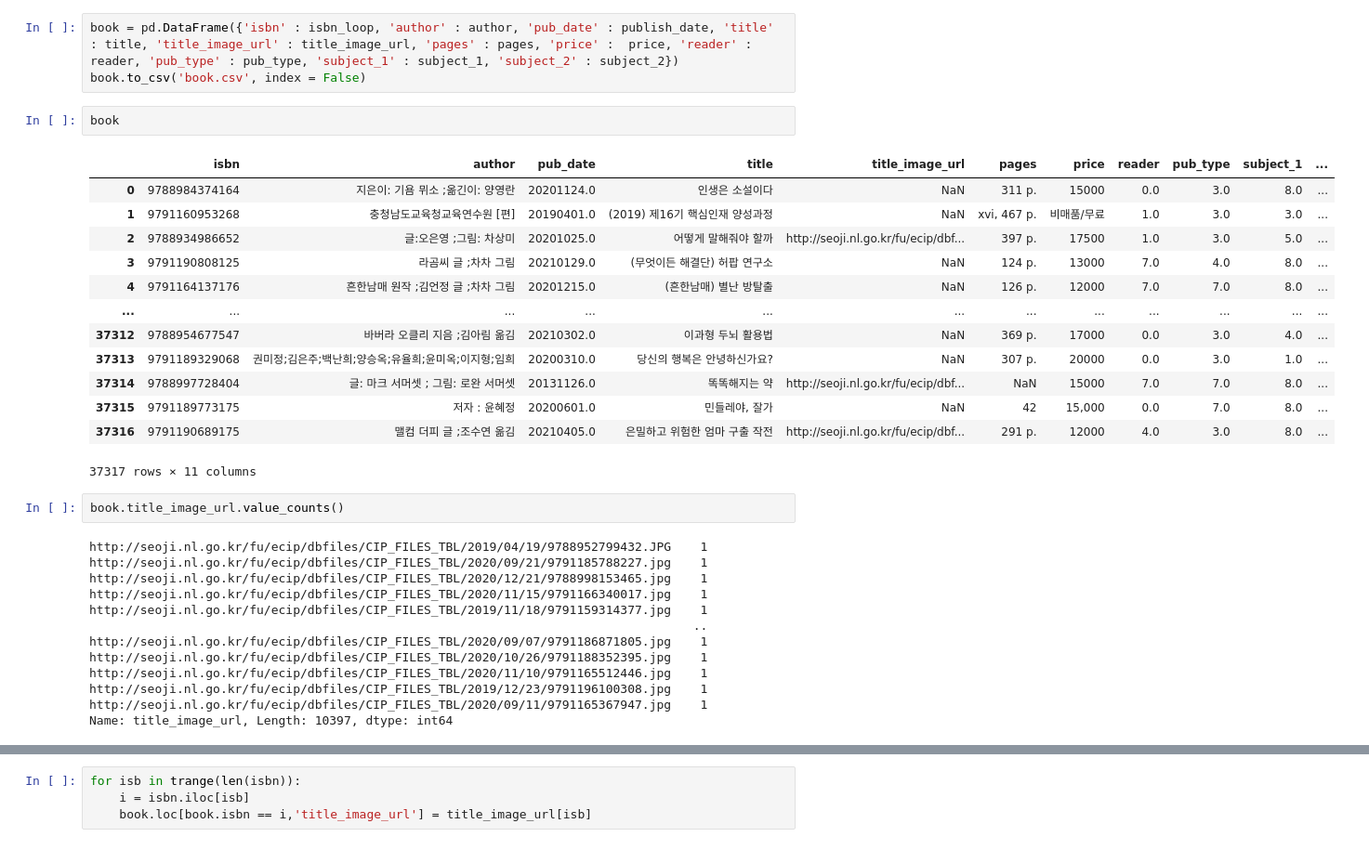
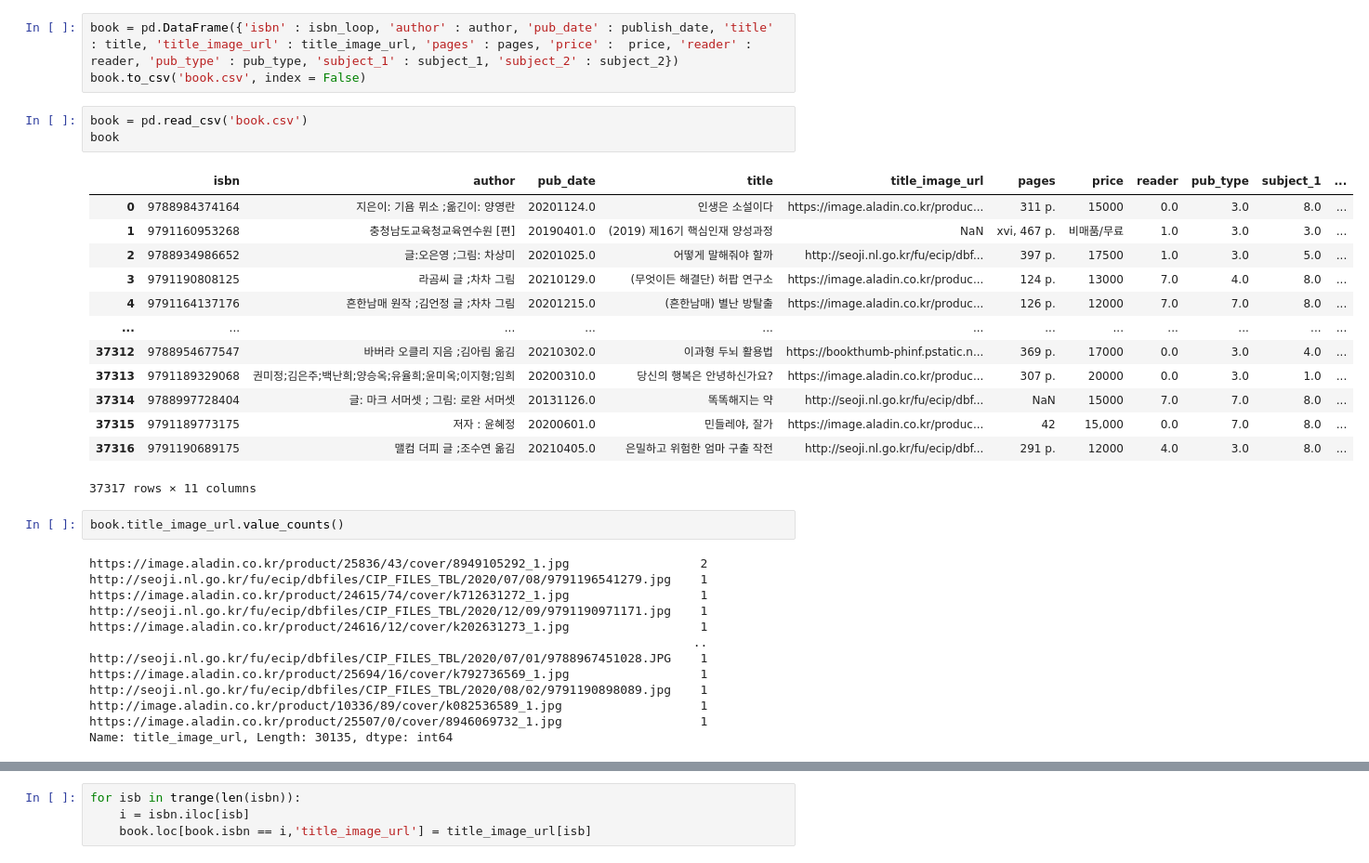
Before and after one commit to dslisleedh/2021-2Capstonedesign, a Jupyter notebook: Code.ipynb, the cells around one changed output, grey strips where cells are left out. Shown: that part at 93% size. Drawn from its saved outputs; the diff is of its cells as text.

```diff
--- a/Code.ipynb
+++ b/Code.ipynb
@@ -118,34 +124,35 @@ for isb in trange(len(isbn)):
 book = pd.DataFrame({'isbn' : isbn_loop, 'author' : author, 'pub_date' : publish_date, 'title' : title, 'title_image_url' : title_image_url, 'pages' : pages, 'price' :  price, 'reader' : reader, 'pub_type' : pub_type, 'subject_1' : subject_1, 'subject_2' : subject_2})
 book.to_csv('book.csv', index = False)
 # %%
+book = pd.read_csv('book.csv')
 book
 # %% [output]
 |  | isbn | author | pub_date | title | title_image_url | pages | price | reader | pub_type | subject_1 | ... |
-| 0 | 9788984374164 | 지은이: 기욤 뮈소 ;옮긴이: 양영란 | 20201124.0 | 인생은 소설이다 | NaN | 311 p. | 15000 | 0.0 | 3.0 | 8.0 | ... |
+| 0 | 9788984374164 | 지은이: 기욤 뮈소 ;옮긴이: 양영란 | 20201124.0 | 인생은 소설이다 | https://image.aladin.co.kr/produc... | 311 p. | 15000 | 0.0 | 3.0 | 8.0 | ... |
 | 1 | 9791160953268 | 충청남도교육청교육연수원 [편] | 20190401.0 | (2019) 제16기 핵심인재 양성과정 | NaN | xvi, 467 p. | 비매품/무료 | 1.0 | 3.0 | 3.0 | ... |
 | 2 | 9788934986652 | 글:오은영 ;그림: 차상미 | 20201025.0 | 어떻게 말해줘야 할까 | http://seoji.nl.go.kr/fu/ecip/dbf... | 397 p. | 17500 | 1.0 | 3.0 | 5.0 | ... |
-| 3 | 9791190808125 | 라곰씨 글 ;차차 그림 | 20210129.0 | (무엇이든 해결단) 허팝 연구소 | NaN | 124 p. | 13000 | 7.0 | 4.0 | 8.0 | ... |
-| 4 | 9791164137176 | 흔한남매 원작 ;김언정 글 ;차차 그림 | 20201215.0 | (흔한남매) 별난 방탈출 | NaN | 126 p. | 12000 | 7.0 | 7.0 | 8.0 | ... |
+| 3 | 9791190808125 | 라곰씨 글 ;차차 그림 | 20210129.0 | (무엇이든 해결단) 허팝 연구소 | https://image.aladin.co.kr/produc... | 124 p. | 13000 | 7.0 | 4.0 | 8.0 | ... |
+| 4 | 9791164137176 | 흔한남매 원작 ;김언정 글 ;차차 그림 | 20201215.0 | (흔한남매) 별난 방탈출 | https://image.aladin.co.kr/produc... | 126 p. | 12000 | 7.0 | 7.0 | 8.0 | ... |
 | ... | ... | ... | ... | ... | ... | ... | ... | ... | ... | ... | ... |
-| 37312 | 9788954677547 | 바버라 오클리 지음 ;김아림 옮김 | 20210302.0 | 이과형 두뇌 활용법 | NaN | 369 p. | 17000 | 0.0 | 3.0 | 4.0 | ... |
-| 37313 | 9791189329068 | 권미정;김은주;백난희;양승옥;유율희;윤미옥;이지형;임희 | 20200310.0 | 당신의 행복은 안녕하신가요? | NaN | 307 p. | 20000 | 0.0 | 3.0 | 1.0 | ... |
+| 37312 | 9788954677547 | 바버라 오클리 지음 ;김아림 옮김 | 20210302.0 | 이과형 두뇌 활용법 | https://bookthumb-phinf.pstatic.n... | 369 p. | 17000 | 0.0 | 3.0 | 4.0 | ... |
+| 37313 | 9791189329068 | 권미정;김은주;백난희;양승옥;유율희;윤미옥;이지형;임희 | 20200310.0 | 당신의 행복은 안녕하신가요? | https://image.aladin.co.kr/produc... | 307 p. | 20000 | 0.0 | 3.0 | 1.0 | ... |
 | 37314 | 9788997728404 | 글: 마크 서머셋 ; 그림: 로완 서머셋 | 20131126.0 | 똑똑해지는 약 | http://seoji.nl.go.kr/fu/ecip/dbf... | NaN | 15000 | 7.0 | 7.0 | 8.0 | ... |
-| 37315 | 9791189773175 | 저자 : 윤혜정 | 20200601.0 | 민들레야, 잘가 | NaN | 42 | 15,000 | 0.0 | 7.0 | 8.0 | ... |
+| 37315 | 9791189773175 | 저자 : 윤혜정 | 20200601.0 | 민들레야, 잘가 | https://image.aladin.co.kr/produc... | 42 | 15,000 | 0.0 | 7.0 | 8.0 | ... |
 | 37316 | 9791190689175 | 맬컴 더피 글 ;조수연 옮김 | 20210405.0 | 은밀하고 위험한 엄마 구출 작전 | http://seoji.nl.go.kr/fu/ecip/dbf... | 291 p. | 12000 | 4.0 | 3.0 | 8.0 | ... |
 37317 rows × 11 columns
 # %%
 book.title_image_url.value_counts()
 # %% [output]
-http://seoji.nl.go.kr/fu/ecip/dbfiles/CIP_FILES_TBL/2019/04/19/9788952799432.JPG    1
-http://seoji.nl.go.kr/fu/ecip/dbfiles/CIP_FILES_TBL/2020/09/21/9791185788227.jpg    1
-http://seoji.nl.go.kr/fu/ecip/dbfiles/CIP_FILES_TBL/2020/12/21/9788998153465.jpg    1
-http://seoji.nl.go.kr/fu/ecip/dbfiles/CIP_FILES_TBL/2020/11/15/9791166340017.jpg    1
-http://seoji.nl.go.kr/fu/ecip/dbfiles/CIP_FILES_TBL/2019/11/18/9791159314377.jpg    1
+https://image.aladin.co.kr/product/25836/43/cover/8949105292_1.jpg                  2
+http://seoji.nl.go.kr/fu/ecip/dbfiles/CIP_FILES_TBL/2020/07/08/9791196541279.jpg    1
+https://image.aladin.co.kr/product/24615/74/cover/k712631272_1.jpg                  1
+http://seoji.nl.go.kr/fu/ecip/dbfiles/CIP_FILES_TBL/2020/12/09/9791190971171.jpg    1
+https://image.aladin.co.kr/product/24616/12/cover/k202631273_1.jpg                  1
                                                                                    ..
-http://seoji.nl.go.kr/fu/ecip/dbfiles/CIP_FILES_TBL/2020/09/07/9791186871805.jpg    1
-http://seoji.nl.go.kr/fu/ecip/dbfiles/CIP_FILES_TBL/2020/10/26/9791188352395.jpg    1
-http://seoji.nl.go.kr/fu/ecip/dbfiles/CIP_FILES_TBL/2020/11/10/9791165512446.jpg    1
-http://seoji.nl.go.kr/fu/ecip/dbfiles/CIP_FILES_TBL/2019/12/23/9791196100308.jpg    1
-http://seoji.nl.go.kr/fu/ecip/dbfiles/CIP_FILES_TBL/2020/09/11/9791165367947.jpg    1
-Name: title_image_url, Length: 10397, dtype: int64
+http://seoji.nl.go.kr/fu/ecip/dbfiles/CIP_FILES_TBL/2020/07/01/9788967451028.JPG    1
+https://image.aladin.co.kr/product/25694/16/cover/k792736569_1.jpg                  1
+http://seoji.nl.go.kr/fu/ecip/dbfiles/CIP_FILES_TBL/2020/08/02/9791190898089.jpg    1
+http://image.aladin.co.kr/product/10336/89/cover/k082536589_1.jpg                   1
+https://image.aladin.co.kr/product/25507/0/cover/8946069732_1.jpg                   1
+Name: title_image_url, Length: 30135, dtype: int64
 # %%
```
Also changed, not shown: parts of 26 cells of this notebook, 3 other files.
